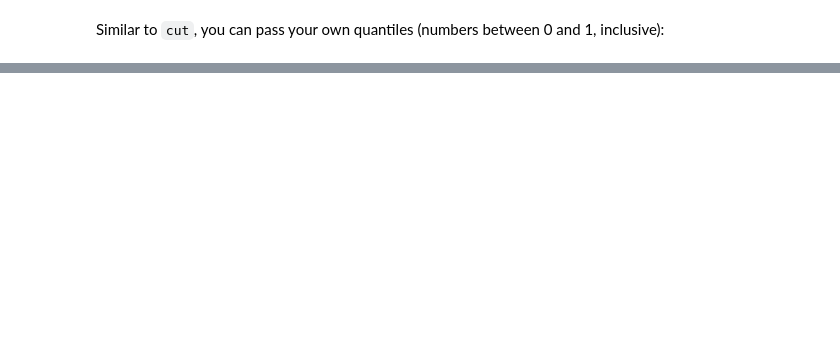
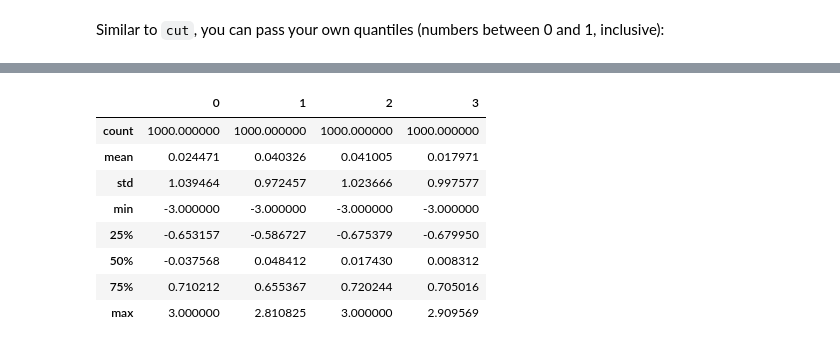
Before and after one commit to colinat/pandas, a Jupyter notebook: dataclean.ipynb, the cells around one changed output, grey strips where cells are left out. Cells and saved outputs as stored; diff of their text form; code cells hidden in the pictures; blank space fills up the shorter version.

```diff
--- a/dataclean.ipynb
+++ b/dataclean.ipynb
@@ -598,0 +653,13 @@ dtype: int64
+# %%
+data[np.abs(data) > 3] = np.sign(data) * 3  # capping values beyond 3 and -3
+data.describe()
+# %% [output]
+|  | 0 | 1 | 2 | 3 |
+| count | 1000.000000 | 1000.000000 | 1000.000000 | 1000.000000 |
+| mean | 0.024471 | 0.040326 | 0.041005 | 0.017971 |
+| std | 1.039464 | 0.972457 | 1.023666 | 0.997577 |
+| min | -3.000000 | -3.000000 | -3.000000 | -3.000000 |
+| 25% | -0.653157 | -0.586727 | -0.675379 | -0.679950 |
+| 50% | -0.037568 | 0.048412 | 0.017430 | 0.008312 |
+| 75% | 0.710212 | 0.655367 | 0.720244 | 0.705016 |
+| max | 3.000000 | 2.810825 | 3.000000 | 2.909569 |
```
Also changed, not shown: parts of 55 cells of this notebook.
